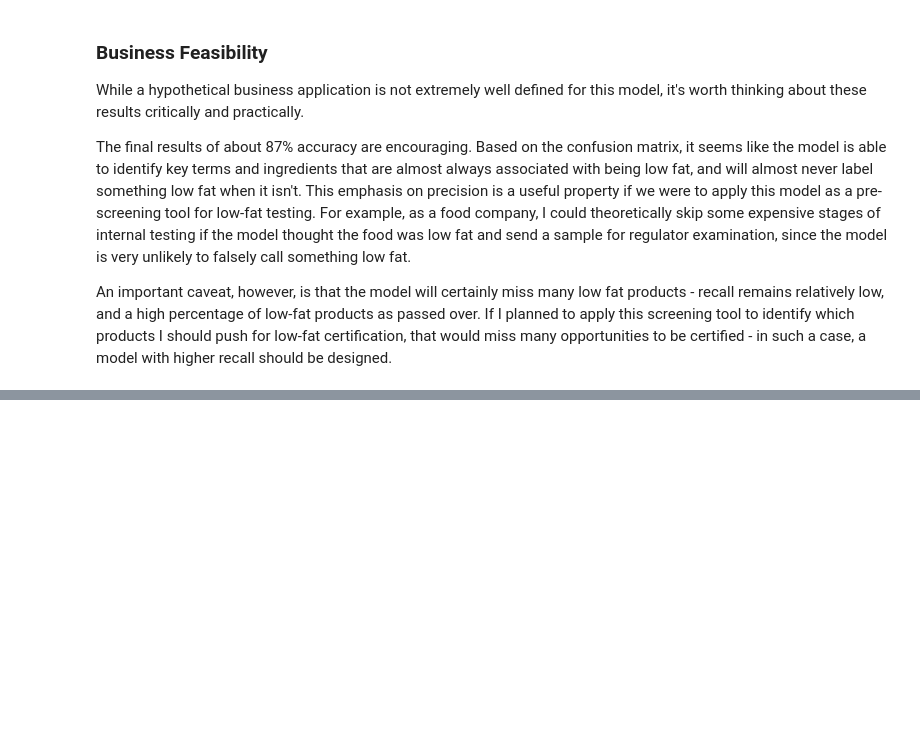
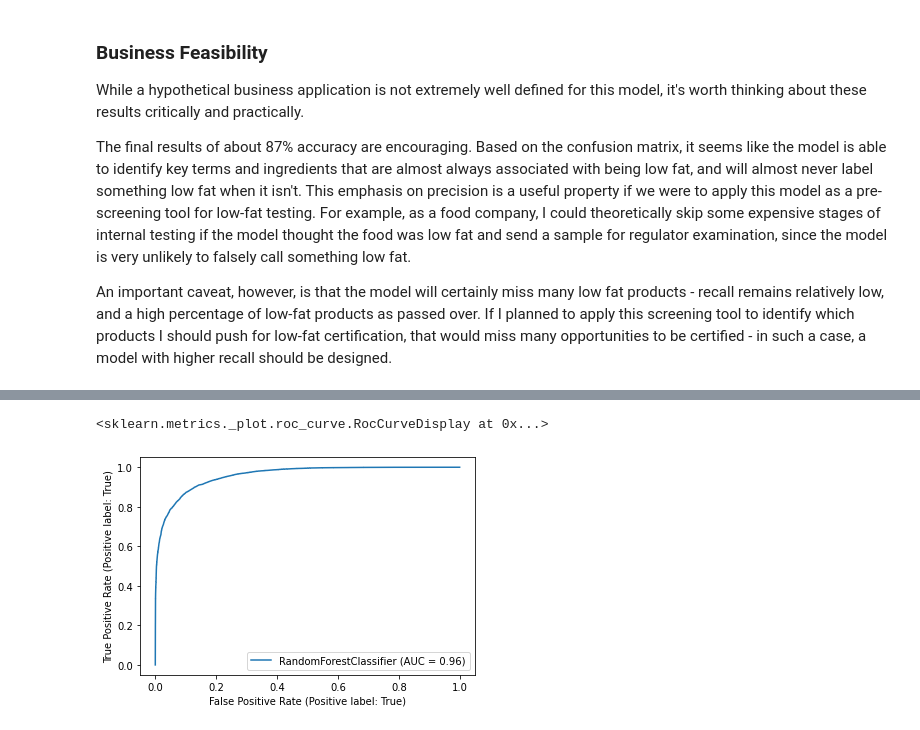
Before and after one commit to AlexanderNeuwirth/CS5265_Project1, a Jupyter notebook: CS5265_Project1.ipynb, the cells around one changed output, grey strips where cells are left out. Cells and saved outputs as stored; diff of their text form; code cells hidden in the pictures; blank space fills up the shorter version.

```diff
--- a/CS5265_Project1.ipynb
+++ b/CS5265_Project1.ipynb
@@ -871,0 +991,5 @@ An important caveat, however, is that the model will certainly miss many low fat
+# %%
+RocCurveDisplay.from_estimator(model, X_test[all_features], y_test.low_fat.astype(bool))
+# %% [output]
+<sklearn.metrics._plot.roc_curve.RocCurveDisplay at 0x...>
+[figure, added]
```
Also changed, not shown: parts of 30 cells of this notebook.
